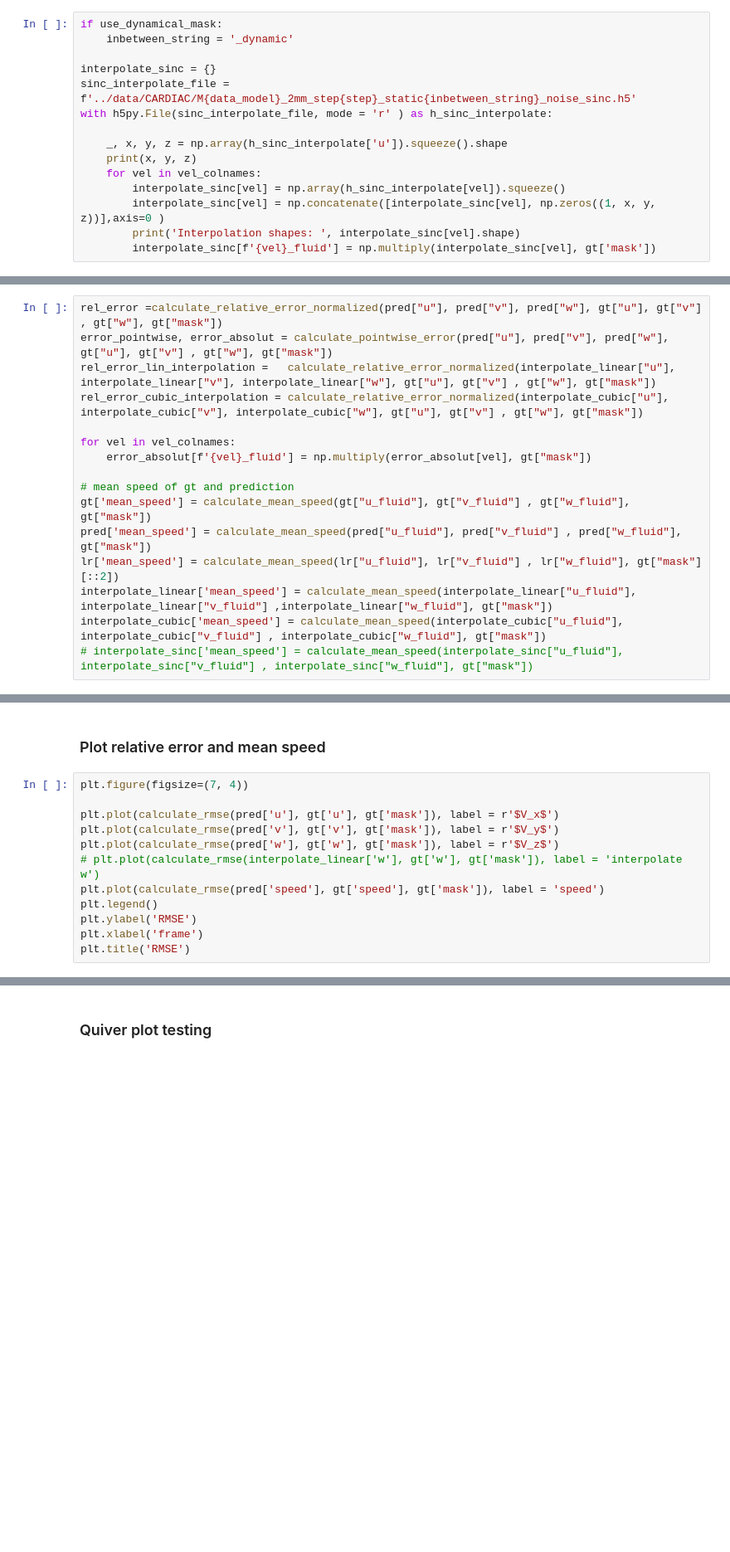
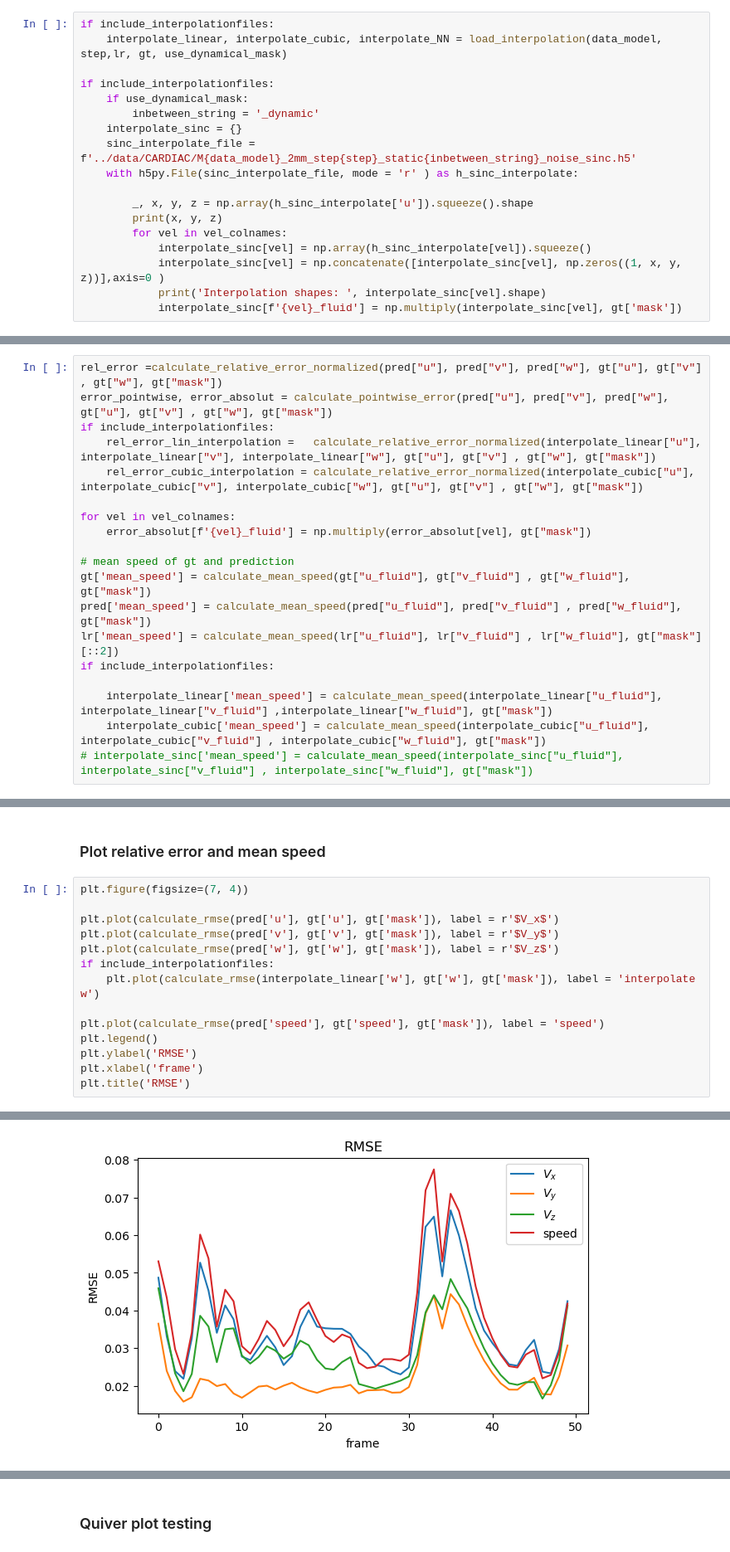
Before and after one commit to PiaaCaa/4DFlowNet, a Jupyter notebook: src/evaluate_plots.ipynb, the cells around one changed output, grey strips where cells are left out. Shown at 83% size. Drawn from its saved outputs; the diff is of its cells as text; blank space fills up the shorter version.

```diff
--- a/src/evaluate_plots.ipynb
+++ b/src/evaluate_plots.ipynb
@@ -216,15 +226,18 @@ Load existing interpolation file
 # %%
-if use_dynamical_mask:
-    inbetween_string = '_dynamic'
+if include_interpolationfiles:
+    interpolate_linear, interpolate_cubic, interpolate_NN = load_interpolation(data_model, step,lr, gt, use_dynamical_mask)
 
-interpolate_sinc = {}
-sinc_interpolate_file =  f'../data/CARDIAC/M{data_model}_2mm_step{step}_static{inbetween_string}_noise_sinc.h5'
-with h5py.File(sinc_interpolate_file, mode = 'r' ) as h_sinc_interpolate:
+if include_interpolationfiles:
+    if use_dynamical_mask:
+        inbetween_string = '_dynamic'
+    interpolate_sinc = {}
+    sinc_interpolate_file =  f'../data/CARDIAC/M{data_model}_2mm_step{step}_static{inbetween_string}_noise_sinc.h5'
+    with h5py.File(sinc_interpolate_file, mode = 'r' ) as h_sinc_interpolate:
 
-    _, x, y, z = np.array(h_sinc_interpolate['u']).squeeze().shape
-    print(x, y, z)
-    for vel in vel_colnames:
-        interpolate_sinc[vel] = np.array(h_sinc_interpolate[vel]).squeeze()
-        interpolate_sinc[vel] = np.concatenate([interpolate_sinc[vel], np.zeros((1, x, y, z))],axis=0 )
-        print('Interpolation shapes: ', interpolate_sinc[vel].shape)
-        interpolate_sinc[f'{vel}_fluid'] = np.multiply(interpolate_sinc[vel], gt['mask'])
+        _, x, y, z = np.array(h_sinc_interpolate['u']).squeeze().shape
+        print(x, y, z)
+        for vel in vel_colnames:
+            interpolate_sinc[vel] = np.array(h_sinc_interpolate[vel]).squeeze()
+            interpolate_sinc[vel] = np.concatenate([interpolate_sinc[vel], np.zeros((1, x, y, z))],axis=0 )
+            print('Interpolation shapes: ', interpolate_sinc[vel].shape)
+            interpolate_sinc[f'{vel}_fluid'] = np.multiply(interpolate_sinc[vel], gt['mask'])
@@ -238,8 +246,9 @@ Interpolation shapes:  (50, 62, 58, 84)
 # %%
 rel_error =calculate_relative_error_normalized(pred["u"], pred["v"], pred["w"], gt["u"], gt["v"] , gt["w"], gt["mask"])
 error_pointwise, error_absolut = calculate_pointwise_error(pred["u"], pred["v"], pred["w"], gt["u"], gt["v"] , gt["w"], gt["mask"])
-rel_error_lin_interpolation =   calculate_relative_error_normalized(interpolate_linear["u"], interpolate_linear["v"], interpolate_linear["w"], gt["u"], gt["v"] , gt["w"], gt["mask"])
-rel_error_cubic_interpolation = calculate_relative_error_normalized(interpolate_cubic["u"], interpolate_cubic["v"], interpolate_cubic["w"], gt["u"], gt["v"] , gt["w"], gt["mask"])
+if include_interpolationfiles:
+    rel_error_lin_interpolation =   calculate_relative_error_normalized(interpolate_linear["u"], interpolate_linear["v"], interpolate_linear["w"], gt["u"], gt["v"] , gt["w"], gt["mask"])
+    rel_error_cubic_interpolation = calculate_relative_error_normalized(interpolate_cubic["u"], interpolate_cubic["v"], interpolate_cubic["w"], gt["u"], gt["v"] , gt["w"], gt["mask"])
 
 for vel in vel_colnames:
     error_absolut[f'{vel}_fluid'] = np.multiply(error_absolut[vel], gt["mask"])
@@ -248,7 +257,9 @@ for vel in vel_colnames:
 gt['mean_speed'] = calculate_mean_speed(gt["u_fluid"], gt["v_fluid"] , gt["w_fluid"], gt["mask"])
 pred['mean_speed'] = calculate_mean_speed(pred["u_fluid"], pred["v_fluid"] , pred["w_fluid"], gt["mask"])
 lr['mean_speed'] = calculate_mean_speed(lr["u_fluid"], lr["v_fluid"] , lr["w_fluid"], gt["mask"][::2])
-interpolate_linear['mean_speed'] = calculate_mean_speed(interpolate_linear["u_fluid"], interpolate_linear["v_fluid"] ,interpolate_linear["w_fluid"], gt["mask"])
-interpolate_cubic['mean_speed'] = calculate_mean_speed(interpolate_cubic["u_fluid"], interpolate_cubic["v_fluid"] , interpolate_cubic["w_fluid"], gt["mask"])
+if include_interpolationfiles:
+
+    interpolate_linear['mean_speed'] = calculate_mean_speed(interpolate_linear["u_fluid"], interpolate_linear["v_fluid"] ,interpolate_linear["w_fluid"], gt["mask"])
+    interpolate_cubic['mean_speed'] = calculate_mean_speed(interpolate_cubic["u_fluid"], interpolate_cubic["v_fluid"] , interpolate_cubic["w_fluid"], gt["mask"])
 # interpolate_sinc['mean_speed'] = calculate_mean_speed(interpolate_sinc["u_fluid"], interpolate_sinc["v_fluid"] , interpolate_sinc["w_fluid"], gt["mask"])
 # %% [output]
@@ -2003,9 +1596,12 @@ plt.figure(figsize=(7, 4))
 plt.plot(calculate_rmse(pred['u'], gt['u'], gt['mask']), label = r'$V_x$')
 plt.plot(calculate_rmse(pred['v'], gt['v'], gt['mask']), label = r'$V_y$')
 plt.plot(calculate_rmse(pred['w'], gt['w'], gt['mask']), label = r'$V_z$')
-# plt.plot(calculate_rmse(interpolate_linear['w'], gt['w'], gt['mask']), label = 'interpolate w')
+if include_interpolationfiles:
+    plt.plot(calculate_rmse(interpolate_linear['w'], gt['w'], gt['mask']), label = 'interpolate w')
+
 plt.plot(calculate_rmse(pred['speed'], gt['speed'], gt['mask']), label = 'speed')
 plt.legend()
 plt.ylabel('RMSE')
 plt.xlabel('frame')
 plt.title('RMSE')
+# %% [output]
@@ -2012 +1609,2 @@ plt.title('RMSE')
+[figure, added]
 # %%
```
Also changed, not shown: parts of 62 cells of this notebook, 1 other file.
